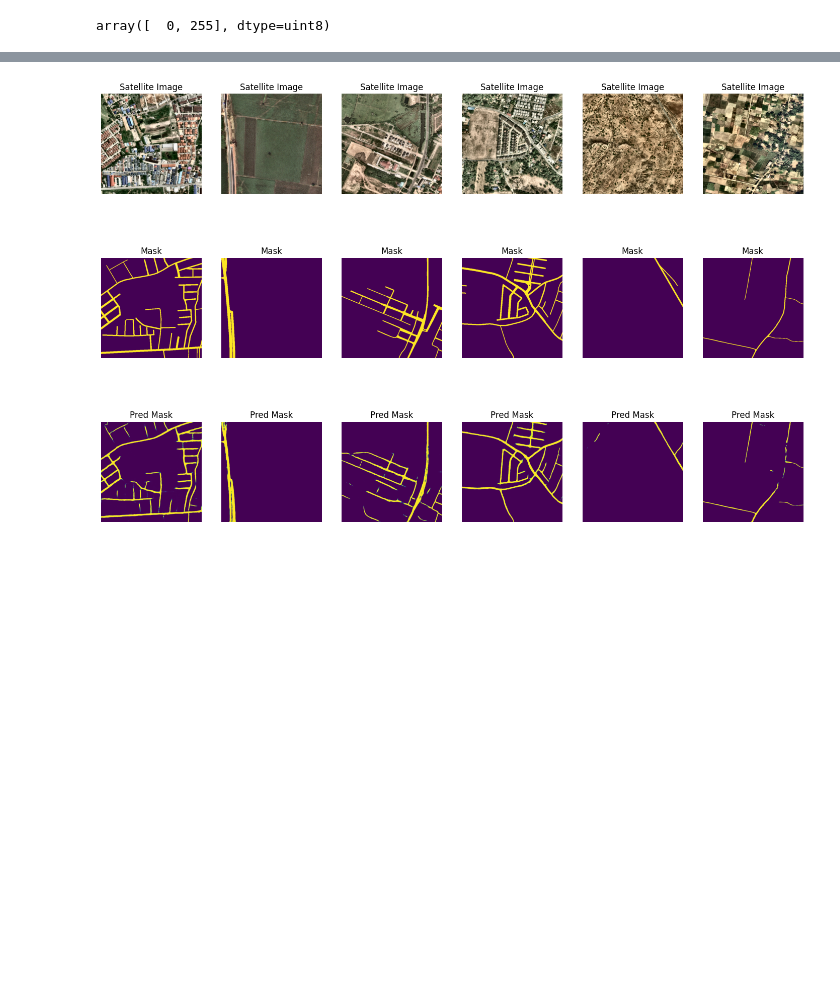
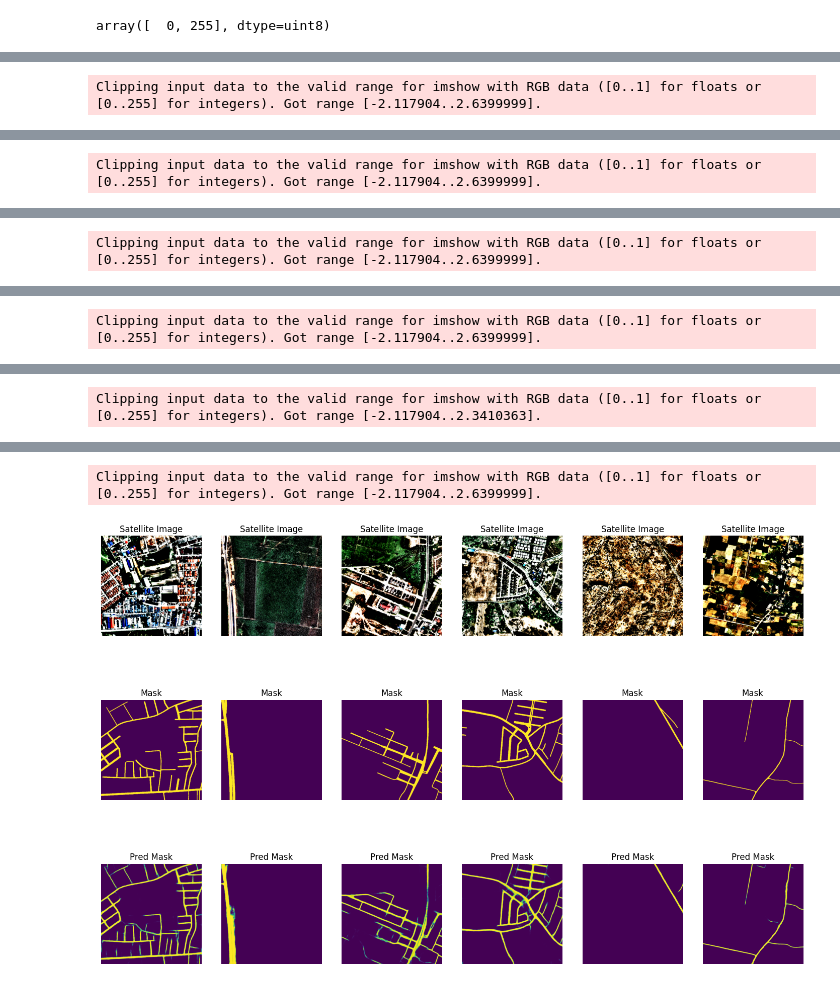
Before and after one commit to Escobar-12/Road-Extraction-from-satellite-Images, a Jupyter notebook: notebook.ipynb, the cells around one changed output, grey strips where cells are left out. Drawn from its saved outputs; the diff is of its cells as text; code cells hidden in the pictures; blank space fills up the shorter version.

```diff
--- a/notebook.ipynb
+++ b/notebook.ipynb
@@ -190,13 +192,13 @@ class MultiScaleAttention(keras.layers.Layer):
             BatchNormalization(),
         ])
         self.dilated_branch = Sequential([
-            Conv2D(F_int, use_bias=False, kernel_size=3, padding="same", dilation_rate=2),
+            Conv2D(F_int, use_bias=False, kernel_size=3, padding="same", dilation_rate=3),
             BatchNormalization(),
         ])
 
         self.fuse = Activation("relu")
         self.fuse_scale = Sequential([
-            Conv2D(F_int, kernel_size=1, use_bias=False),
+            Conv2D(F_int, padding="same", kernel_size=1, use_bias=False),
             BatchNormalization(),
             Activation("relu")
         ])
@@ -353,7 +352,7 @@ class Mean_IoU(keras.metrics.Metric):
     def get_config(self):
         return {**super().get_config(), "threshold": self.threshold}
 # %%
-def dice_loss(y_true, y_pred, smooth=1e-7, road_weight=2.0):
+def dice_coef(y_true, y_pred, smooth=1e-7, road_weight=2.0):
     y_true = tf.cast(y_true, tf.float32)
     y_pred = tf.cast(y_pred , tf.float32)
     weight = road_weight * y_true + 1.0
@@ -361,16 +360,27 @@ def dice_loss(y_true, y_pred, smooth=1e-7, road_weight=2.0):
     denominator = tf.reduce_sum(weight * y_true, axis=[1, 2, 3]) + tf.reduce_sum(weight * y_pred, axis=[1, 2, 3])
     dice = (2.0 * intersection + smooth) / (denominator + smooth)
 
-    return 1.0 - tf.reduce_mean(dice)
+    return tf.reduce_mean(dice)
+
+
+def dice_loss(y_true, y_pred):
+    bce = keras.losses.BinaryCrossentropy(from_logits=False)
+    bce_loss = bce(y_true, y_pred)
+    return 0.5 * bce_loss + 0.5 * (1 - dice_coef(y_true, y_pred))
 # %%
 lr_callback = tf.keras.callbacks.ReduceLROnPlateau(monitor="val_mean__io_u", factor=0.3, patience=4,
                                                    verbose=1, mode="max")
 checkpoint = keras.callbacks.ModelCheckpoint("./models/best_model.h5", monitor="val_mean__io_u", verbose=2,
                                              save_best_only=True, mode="max")
 EarlyStopping = keras.callbacks.EarlyStopping(monitor="val_mean__io_u", verbose=1, patience=5, mode="max")
+# %%
+encoder.trainable = False
+model.compile(optimizer=tf.keras.optimizers.Adam(1e-5), loss=dice_loss, metrics=[Mean_IoU(name='mean__io_u')])
+history = model.fit(train_dataset, validation_data=val_dataset, epochs=10, verbose=2)
 # %%
-model.compile(optimizer=tf.keras.optimizers.Adam(0.0001), loss=dice_loss, metrics=[Mean_IoU(name='mean__io_u')])
-history = model.fit(train_dataset, validation_data=val_dataset, epochs=75, verbose=2,callbacks=[lr_callback, checkpoint, EarlyStopping])
+encoder.trainable = True
+model.compile(optimizer=tf.keras.optimizers.Adam(1e-5), loss=dice_loss, metrics=[Mean_IoU(name='mean__io_u')])
+history = model.fit(train_dataset, validation_data=val_dataset, epochs=50, verbose=2,callbacks=[lr_callback, checkpoint, EarlyStopping])
 # %%
 model.save("./models/best_model.h5")
 # %%
@@ -381,6 +391,7 @@ fig, ax = plt.subplots(3,6, figsize=(18,12))
 random_imgs = np.random.choice(len(val_dl), size=6, replace=False)
 for i, img_idx in enumerate(random_imgs):
     img, mask = val_dl[img_idx]
+    processed_img = preprocess_input(img)
     pred = model.predict(np.expand_dims(img,0))
 
     ax[0][i].imshow(img)
@@ -406,0 +413 @@ plt.show()
+Clipping input data to the valid range for imshow with RGB data ([0..1] for floats or [0..255] for integers). Got range [-2.117904..2.6399999].
@@ -406,0 +415 @@ plt.show()
+Clipping input data to the valid range for imshow with RGB data ([0..1] for floats or [0..255] for integers). Got range [-2.117904..2.6399999].
@@ -406,0 +417 @@ plt.show()
+Clipping input data to the valid range for imshow with RGB data ([0..1] for floats or [0..255] for integers). Got range [-2.117904..2.6399999].
@@ -406,0 +419 @@ plt.show()
+Clipping input data to the valid range for imshow with RGB data ([0..1] for floats or [0..255] for integers). Got range [-2.117904..2.6399999].
@@ -406,0 +421 @@ plt.show()
+Clipping input data to the valid range for imshow with RGB data ([0..1] for floats or [0..255] for integers). Got range [-2.117904..2.3410363].
@@ -407,4 +423,5 @@ plt.show()
+Clipping input data to the valid range for imshow with RGB data ([0..1] for floats or [0..255] for integers). Got range [-2.117904..2.6399999].
-[figure, old version]
+[figure, new version]
 # %%
 def calc_IoU(y_pred, y_true, threshold=0.5):
     y_pred = (y_pred > threshold)
```
Also changed, not shown: parts of 10 cells of this notebook.
